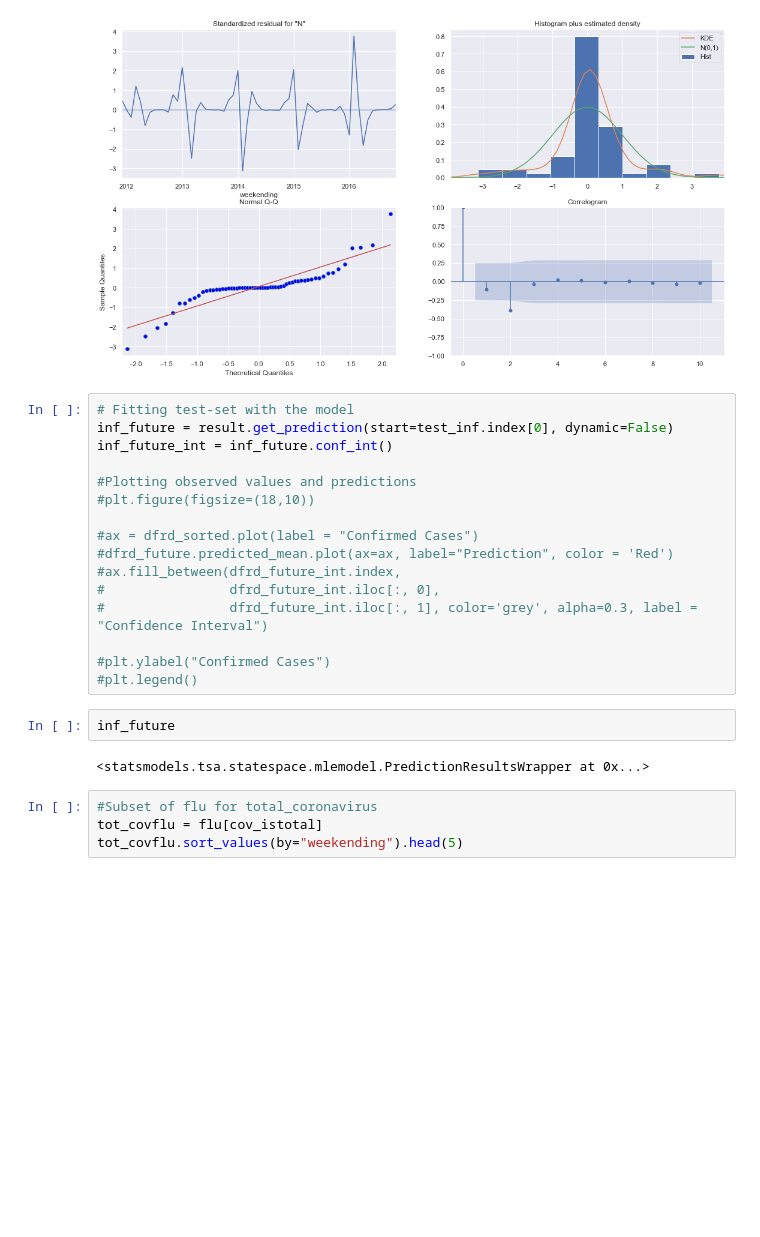
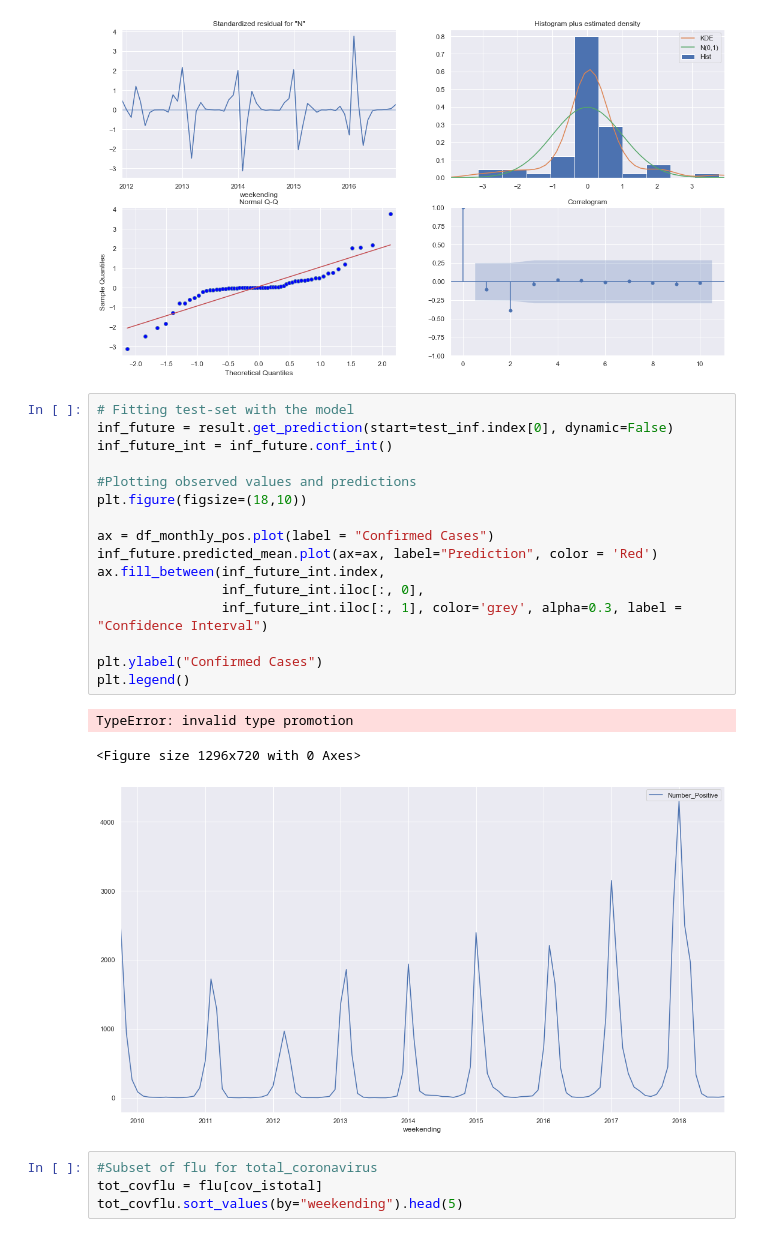
Before and after one commit to danypark91/ts_sarimax, a Jupyter notebook: flu.ipynb, the cells around one changed output. Drawn from its saved outputs; the diff is of its cells as text; blank space fills up the shorter version.

```diff
--- a/flu.ipynb
+++ b/flu.ipynb
@@ -366,23 +366,23 @@ plt.show()
 # %%
 # Fitting test-set with the model
 inf_future = result.get_prediction(start=test_inf.index[0], dynamic=False)
 inf_future_int = inf_future.conf_int()
 
 #Plotting observed values and predictions
-#plt.figure(figsize=(18,10))
+plt.figure(figsize=(18,10))
 
-#ax = dfrd_sorted.plot(label = "Confirmed Cases")
-#dfrd_future.predicted_mean.plot(ax=ax, label="Prediction", color = 'Red')
-#ax.fill_between(dfrd_future_int.index,
-#                dfrd_future_int.iloc[:, 0],
-#                dfrd_future_int.iloc[:, 1], color='grey', alpha=0.3, label = "Confidence Interval")
+ax = df_monthly_pos.plot(label = "Confirmed Cases")
+inf_future.predicted_mean.plot(ax=ax, label="Prediction", color = 'Red')
+ax.fill_between(inf_future_int.index,
+                inf_future_int.iloc[:, 0],
+                inf_future_int.iloc[:, 1], color='grey', alpha=0.3, label = "Confidence Interval")
 
-#plt.ylabel("Confirmed Cases")
-#plt.legend()
+plt.ylabel("Confirmed Cases")
+plt.legend()
+# %% [output]
+TypeError: invalid type promotion
+<Figure size 1296x720 with 0 Axes>
+[figure, added]
-# %%
-inf_future
-# %% [output]
-<statsmodels.tsa.statespace.mlemodel.PredictionResultsWrapper at 0x...>
 # %%
 #Subset of flu for total_coronavirus
 tot_covflu = flu[cov_istotal]
```
Also changed, not shown: parts of 2 cells of this notebook.
